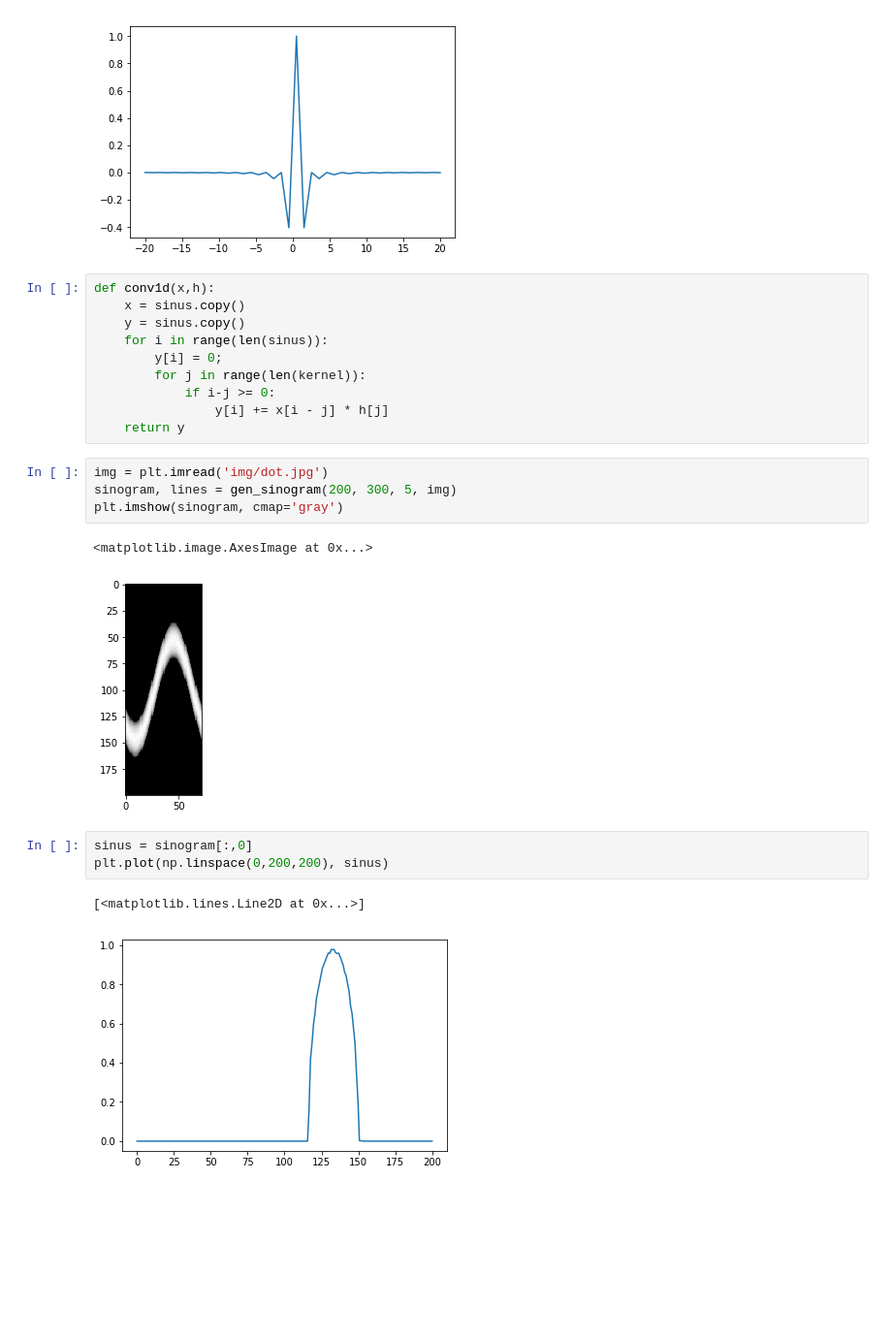
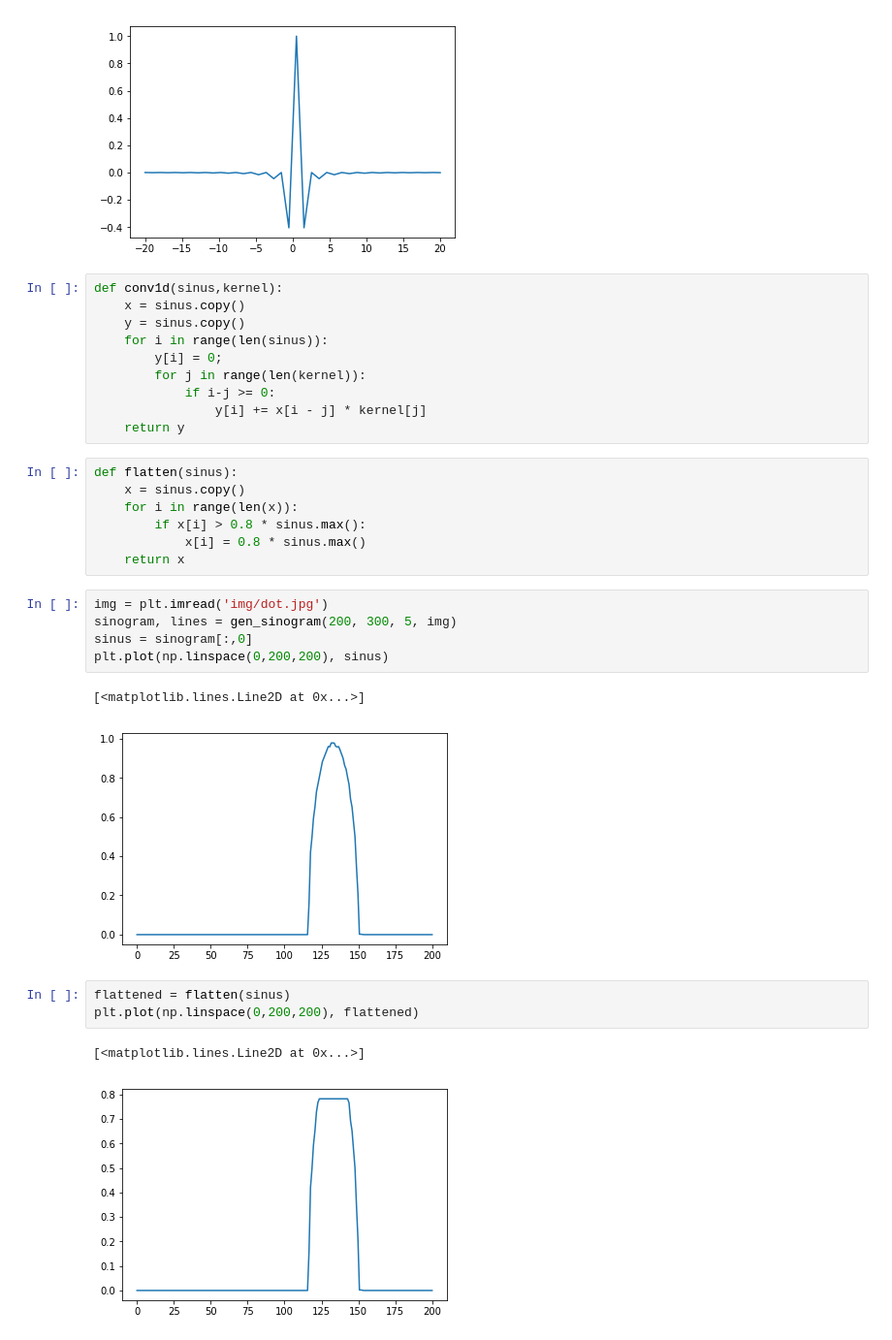
Before and after one commit to damianhorna/backprojection-tomography, a Jupyter notebook: sinogram.ipynb, the cells around one changed output. Shown at 97% size. Drawn from its saved outputs; the diff is of its cells as text; blank space fills up the shorter version.

```diff
--- a/sinogram.ipynb
+++ b/sinogram.ipynb
@@ -233,25 +233,33 @@ plt.plot(np.linspace(-20,20,40), kernel)
 [<matplotlib.lines.Line2D at 0x...>]
 [figure]
 # %%
-def conv1d(x,h):
+def conv1d(sinus,kernel):
     x = sinus.copy()
     y = sinus.copy()
     for i in range(len(sinus)):
         y[i] = 0;
         for j in range(len(kernel)):
             if i-j >= 0:
-                y[i] += x[i - j] * h[j]
+                y[i] += x[i - j] * kernel[j]
     return y
+# %%
+def flatten(sinus):
+    x = sinus.copy()
+    for i in range(len(x)):
+        if x[i] > 0.8 * sinus.max():
+            x[i] = 0.8 * sinus.max()
+    return x
 # %%
 img = plt.imread('img/dot.jpg')
 sinogram, lines = gen_sinogram(200, 300, 5, img)
-plt.imshow(sinogram, cmap='gray')
+sinus = sinogram[:,0]
+plt.plot(np.linspace(0,200,200), sinus)
 # %% [output]
-<matplotlib.image.AxesImage at 0x...>
+[<matplotlib.lines.Line2D at 0x...>]
-[figure, old version]
+[figure, new version]
 # %%
-sinus = sinogram[:,0]
-plt.plot(np.linspace(0,200,200), sinus)
+flattened = flatten(sinus)
+plt.plot(np.linspace(0,200,200), flattened)
 # %% [output]
 [<matplotlib.lines.Line2D at 0x...>]
-[figure, old version]
+[figure, new version]
```
Also changed, not shown: parts of 6 cells of this notebook.
